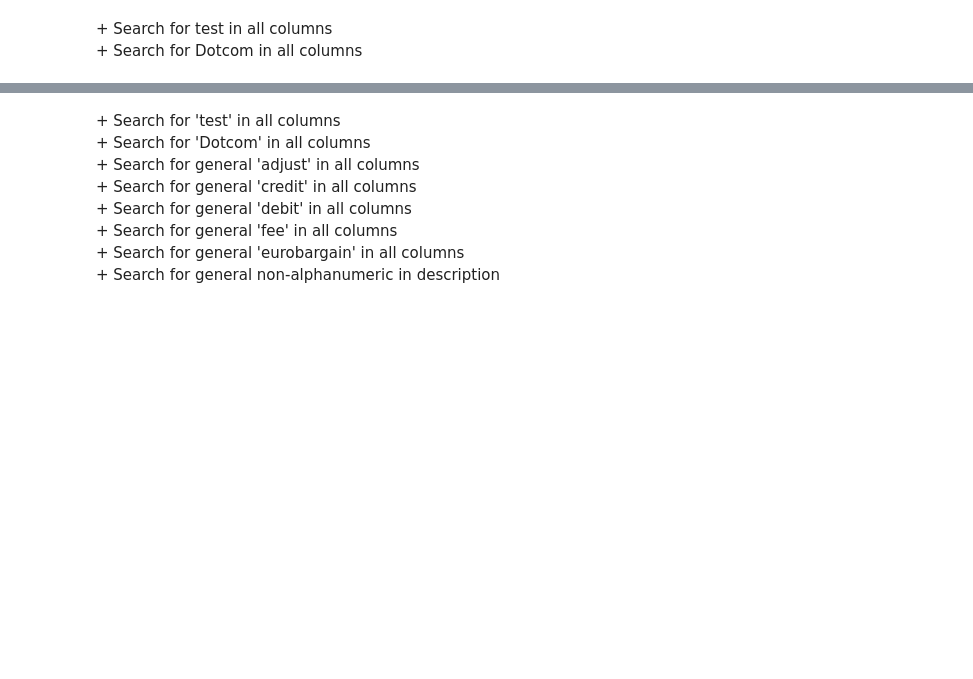
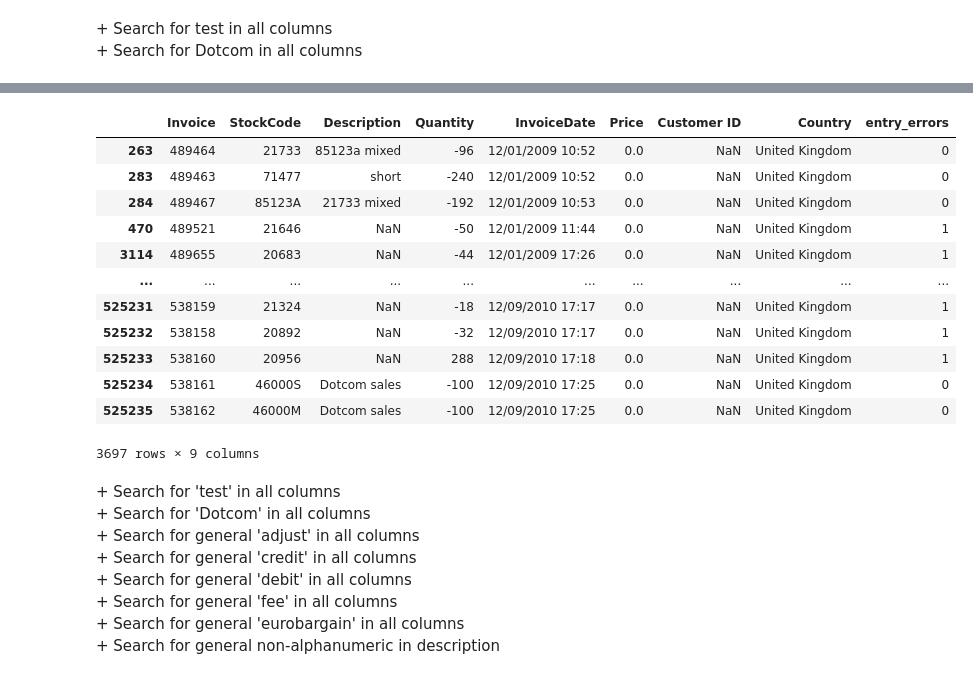
Before and after one commit to MathCouple/betsson_group, a Jupyter notebook: solution.ipynb, the cells around one changed output, grey strips where cells are left out. Cells and saved outputs as stored; diff of their text form; code cells hidden in the pictures; blank space fills up the shorter version.

```diff
--- a/solution.ipynb
+++ b/solution.ipynb
@@ -558,3 +586,19 @@ dtype: int64
+# %%
+non_and_zero_prices_df
+# %% [output]
+|  | Invoice | StockCode | Description | Quantity | InvoiceDate | Price | Customer ID | Country | entry_errors |
+| 263 | 489464 | 21733 | 85123a mixed | -96 | 12/01/2009 10:52 | 0.0 | NaN | United Kingdom | 0 |
+| 283 | 489463 | 71477 | short | -240 | 12/01/2009 10:52 | 0.0 | NaN | United Kingdom | 0 |
+| 284 | 489467 | 85123A | 21733 mixed | -192 | 12/01/2009 10:53 | 0.0 | NaN | United Kingdom | 0 |
+| 470 | 489521 | 21646 | NaN | -50 | 12/01/2009 11:44 | 0.0 | NaN | United Kingdom | 1 |
+| 3114 | 489655 | 20683 | NaN | -44 | 12/01/2009 17:26 | 0.0 | NaN | United Kingdom | 1 |
+| ... | ... | ... | ... | ... | ... | ... | ... | ... | ... |
+| 525231 | 538159 | 21324 | NaN | -18 | 12/09/2010 17:17 | 0.0 | NaN | United Kingdom | 1 |
+| 525232 | 538158 | 20892 | NaN | -32 | 12/09/2010 17:17 | 0.0 | NaN | United Kingdom | 1 |
+| 525233 | 538160 | 20956 | NaN | 288 | 12/09/2010 17:18 | 0.0 | NaN | United Kingdom | 1 |
+| 525234 | 538161 | 46000S | Dotcom sales | -100 | 12/09/2010 17:25 | 0.0 | NaN | United Kingdom | 0 |
+| 525235 | 538162 | 46000M | Dotcom sales | -100 | 12/09/2010 17:25 | 0.0 | NaN | United Kingdom | 0 |
+3697 rows × 9 columns
 # %% [markdown]
 \+  Search for 'test' in all columns
 \+  Search for 'Dotcom' in all columns
```
Also changed, not shown: parts of 127 cells of this notebook, 3 other files.
